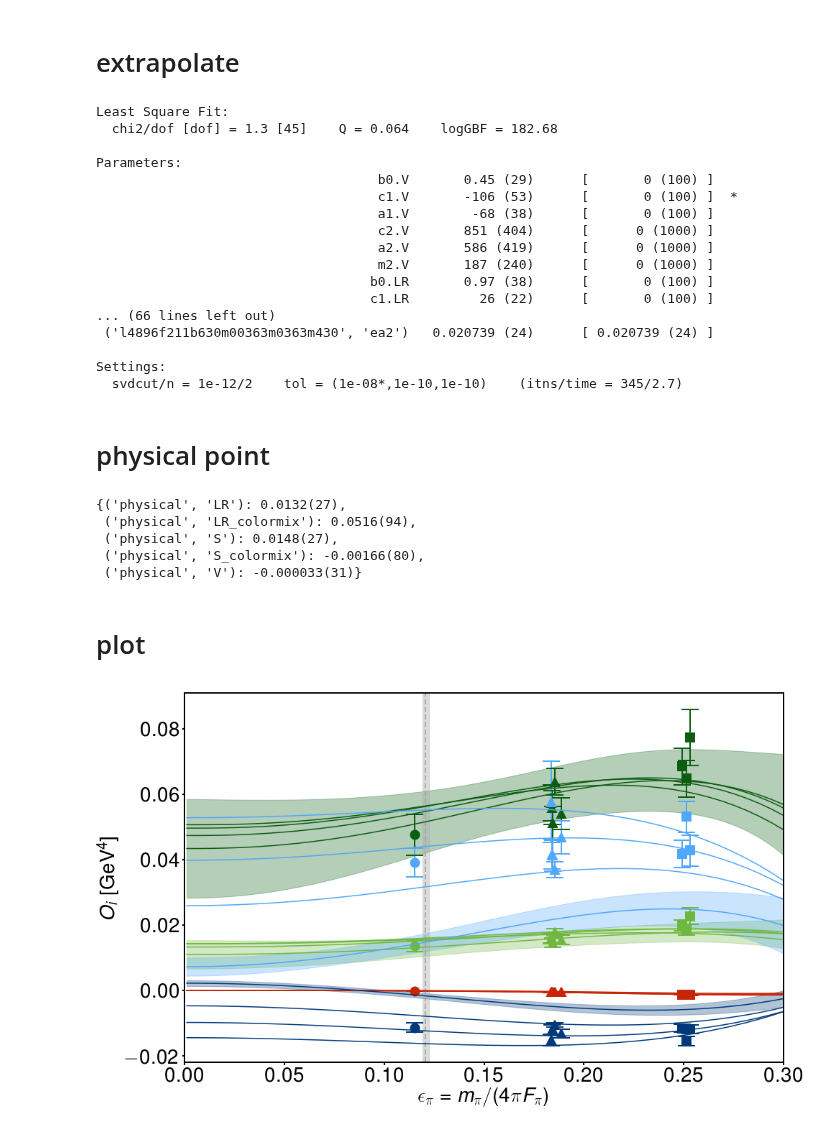
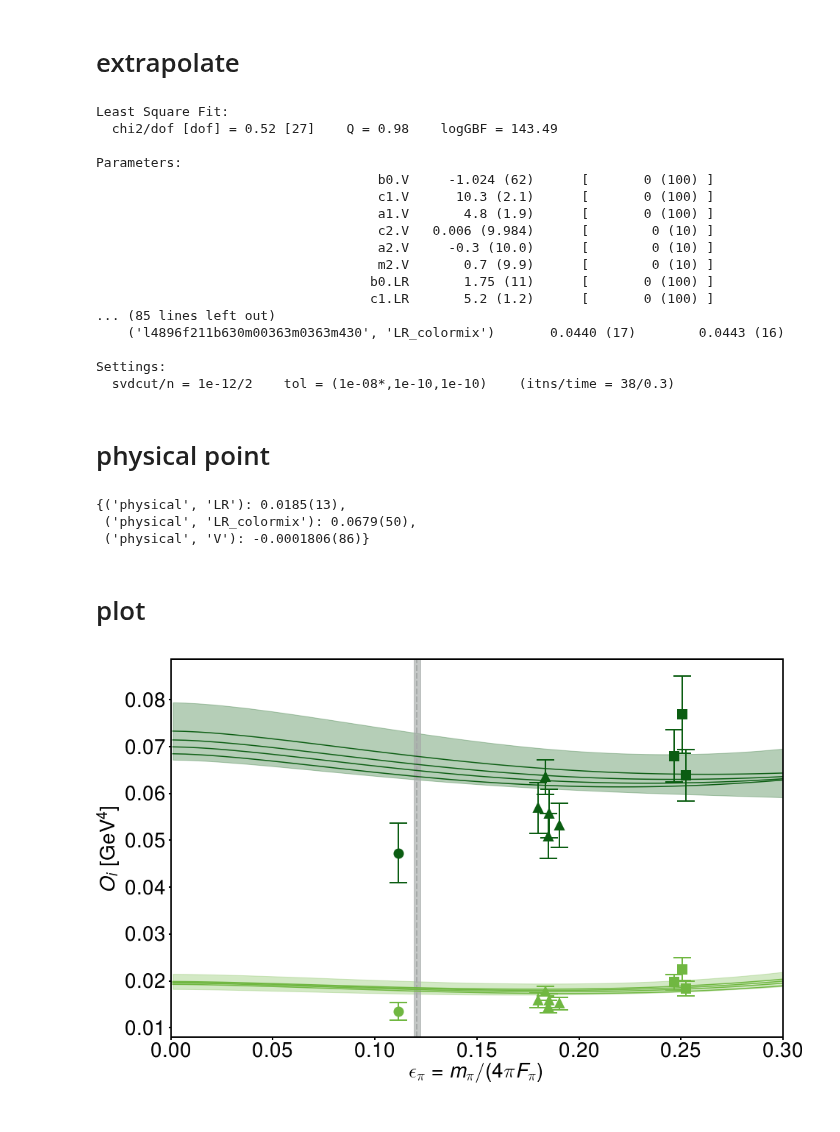
Before and after one commit to callat-qcd/project_0vbb, a Jupyter notebook: 0vbb_workbook.ipynb, the cells around one changed output. Cells and saved outputs as stored; diff of their text form; code cells hidden in the pictures.

Commit message:
new v1 data

```diff
--- a/0vbb_workbook.ipynb
+++ b/0vbb_workbook.ipynb
@@ -26,7 +26,7 @@ params = dict()
 params['ensembles'] = ['l1648f211b580m013m065m838','l2448f211b580m0064m0640m828',\
                        'l2464f211b600m0102m0509m635','l2464f211b600m00507m0507m628','l3264f211b600m00507m0507m628','l4064f211b600m00507m0507m628','l4864f211b600m00184m0507m628',\
                        'l3296f211b630m0074m037m440','l4896f211b630m00363m0363m430']
-params['operators'] = ['V','LR','LR_colormix','S','S_colormix']
+params['operators'] = ['V','LR','LR_colormix'] #,'S','S_colormix']
 params['ansatz'] = 'chipt'
 params['order'] = 2
 params['fv_flag'] = True
@@ -36,7 +36,7 @@ params['alphas_flag'] = False
 priors = dict()
 N0LO = 100.0
 N1LO = 100.0
-N2LO = 1000.0
+N2LO = 10.0
 # O3
 priors['b0.V'] = gv.gvar(0.0,N0LO*1.0) # LO LEC
 priors['c1.V'] = gv.gvar(0.0,N1LO*1.0) # NLO counterterm
@@ -197,7 +197,7 @@ dict_0vbb = {(ens,op): data_0vbb.query("hisq_ensembles=='%s' and operator=='%s'
 dict_0vbb.update({(ens,'epi'): data_0vbb.query("hisq_ensembles=='%s' and operator=='epi' and fit_n==1" %(ens))\
           .sort_values('nbs')['result'].as_matrix()\
           for ens in params['ensembles']})
-dict_0vbb.update({(ens,'fpi'): 1./data_0vbb.query("hisq_ensembles=='%s' and operator=='fpi' and fit_n==1" %(ens))\
+dict_0vbb.update({(ens,'fpi'): 1./data_0vbb.query("hisq_ensembles=='%s' and operator=='fpi' and fit_n==0" %(ens))\
           .sort_values('nbs')['result'].as_matrix()\
           for ens in params['ensembles']})
 gv_0vbb = gv.dataset.avg_data(dict_0vbb,bstrap=True)
@@ -394,25 +394,25 @@ class fit_class(object):
 # initiate fit class
 FitClass = fit_class(params['ansatz'],params['order'],params['fv_flag'],params['ma_flag'],params['alphas_flag'],ini)
 fit = lsqfit.nonlinear_fit(data=(x,gv_rey),prior=gv_p,fcn=FitClass.fit_function)
-print(fit.format())
+print(fit.format(True))
 # %% [output]
 Least Square Fit:
-  chi2/dof [dof] = 1.3 [45]    Q = 0.064    logGBF = 182.68
+  chi2/dof [dof] = 0.52 [27]    Q = 0.98    logGBF = 143.49
 
 Parameters:
-                                    b0.V       0.45 (29)      [       0 (100) ]
-                                    c1.V       -106 (53)      [       0 (100) ]  *
-                                    a1.V        -68 (38)      [       0 (100) ]
-                                    c2.V       851 (404)      [      0 (1000) ]
-                                    a2.V       586 (419)      [      0 (1000) ]
-                                    m2.V       187 (240)      [      0 (1000) ]
-                                   b0.LR       0.97 (38)      [       0 (100) ]
-                                   c1.LR         26 (22)      [       0 (100) ]
-... (66 lines left out)
- ('l4896f211b630m00363m0363m430', 'ea2')   0.020739 (24)      [ 0.020739 (24) ]
+                                    b0.V     -1.024 (62)      [       0 (100) ]
+                                    c1.V      10.3 (2.1)      [       0 (100) ]
+                                    a1.V       4.8 (1.9)      [       0 (100) ]
+                                    c2.V   0.006 (9.984)      [        0 (10) ]
+                                    a2.V     -0.3 (10.0)      [        0 (10) ]
+                                    m2.V       0.7 (9.9)      [        0 (10) ]
+                                   b0.LR       1.75 (11)      [       0 (100) ]
+                                   c1.LR       5.2 (1.2)      [       0 (100) ]
+... (85 lines left out)
+    ('l4896f211b630m00363m0363m430', 'LR_colormix')       0.0440 (17)        0.0443 (16)
 
 Settings:
-  svdcut/n = 1e-12/2    tol = (1e-08*,1e-10,1e-10)    (itns/time = 345/2.7)
+  svdcut/n = 1e-12/2    tol = (1e-08*,1e-10,1e-10)    (itns/time = 38/0.3)
 # %% [markdown]
 # physical point
 # %%
@@ -427,11 +427,9 @@ p_physical.update({('physical','epi'):epi_phys,\
 physical_result = FitClassP.fit_function(x_physical,p_physical)
 physical_result
 # %% [output]
-{('physical', 'LR'): 0.0132(27),
- ('physical', 'LR_colormix'): 0.0516(94),
- ('physical', 'S'): 0.0148(27),
- ('physical', 'S_colormix'): -0.00166(80),
- ('physical', 'V'): -0.000033(31)}
+{('physical', 'LR'): 0.0185(13),
+ ('physical', 'LR_colormix'): 0.0679(50),
+ ('physical', 'V'): -0.0001806(86)}
 # %% [markdown]
 # plot
 # %%
@@ -494,34 +492,35 @@ def plot_result(epi_data,data_fvcorrected,x_continuum,y_continuum,x_finitelattic
         # plot continuum
         x_continuum = x_continuum
         y_continuum_mean = np.array([i.mean for i in y_continuum[op]])
         y_continuum_sdev = np.array([i.sdev for i in y_continuum[op]])
         ax.errorbar(x=x_continuum,y=y_continuum_mean,ls='-',color=op_color)
         ax.fill_between(x_continuum,y_continuum_mean+y_continuum_sdev,y_continuum_mean-y_continuum_sdev,\
                         color=op_color,alpha=0.3)
         # plot finite lattice spacing
         x_finitelattice = x_finitelattice
         y_finitelattice_mean = {alat:np.array([i.mean for i in y_finitelattice[op][alat]]) for alat in ea2label}
         y_finitelattice_sdev = {alat:np.array([i.sdev for i in y_finitelattice[op][alat]]) for alat in ea2label}
         for alat in ea2label:
             ax.errorbar(x=x_finitelattice,y=y_finitelattice_mean[alat],ls='-',color=op_color)
     # physical pion
     epi_phys = physical_params['mpi']/(4.*np.pi*physical_params['Fpi'])
     ax.axvspan(epi_phys.mean-epi_phys.sdev, epi_phys.mean+epi_phys.sdev, alpha=0.4, color='#a6aaa9')
     ax.axvline(epi_phys.mean,ls='--',color='#a6aaa9',lw=plot_params['lw'])
     #ax.set_ylim([1.075,1.375])
     ax.set_xlim([0,0.3])
     ax.set_xlabel('$\epsilon_\pi=m_\pi/(4\pi F_\pi)$', fontsize=plot_params['fs_xy'])
     ax.set_ylabel('$O_i$ [GeV${}^4$]', fontsize=plot_params['fs_xy'])
     if oplist == ['V']:
         ax.ticklabel_format(style='sci', axis='y', scilimits=(0,0))
     ax.xaxis.set_tick_params(labelsize=plot_params['ts'],width=plot_params['lw'])
     ax.yaxis.set_tick_params(labelsize=plot_params['ts'],width=plot_params['lw'])
     [ax.spines[i].set_linewidth(plot_params['lw']) for i in ax.spines]
     plt.draw()
 # plot all operators
 plot_result(epi_data,data_fvcorrected,x_continuum,y_continuum,x_finitelattice,y_finitelattice,params['operators'])
+plot_result(epi_data,data_fvcorrected,x_continuum,y_continuum,x_finitelattice,y_finitelattice,['LR_colormix'])
 # %% [output]
-[figure, old version]
+[figure, new version]
 # %%
 # plot O3
 plot_result(epi_data,data_fvcorrected,x_continuum,y_continuum,x_finitelattice,y_finitelattice,['V'])
```
Also changed, not shown: parts of 1 cell of this notebook, 1 other file.
